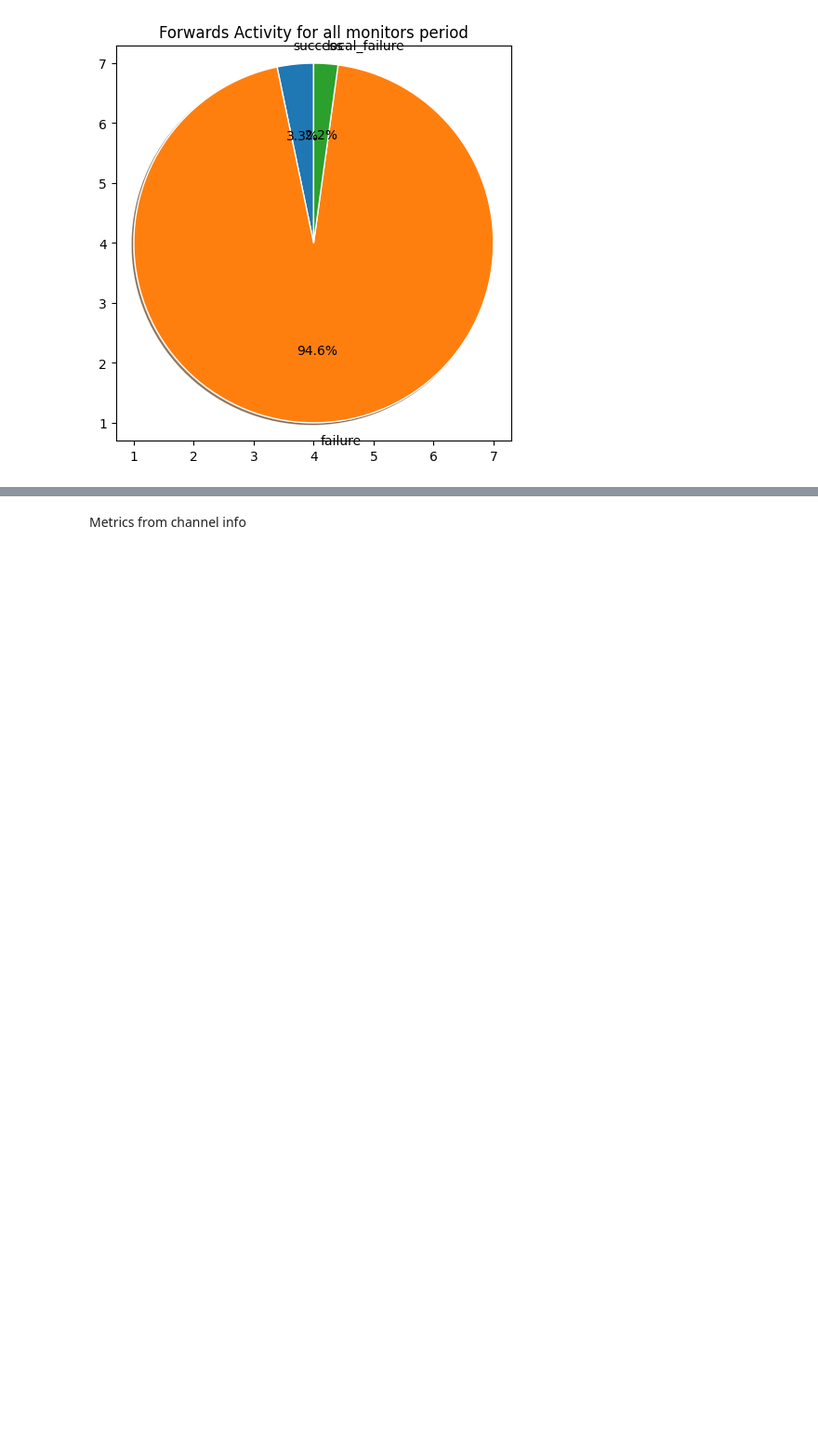
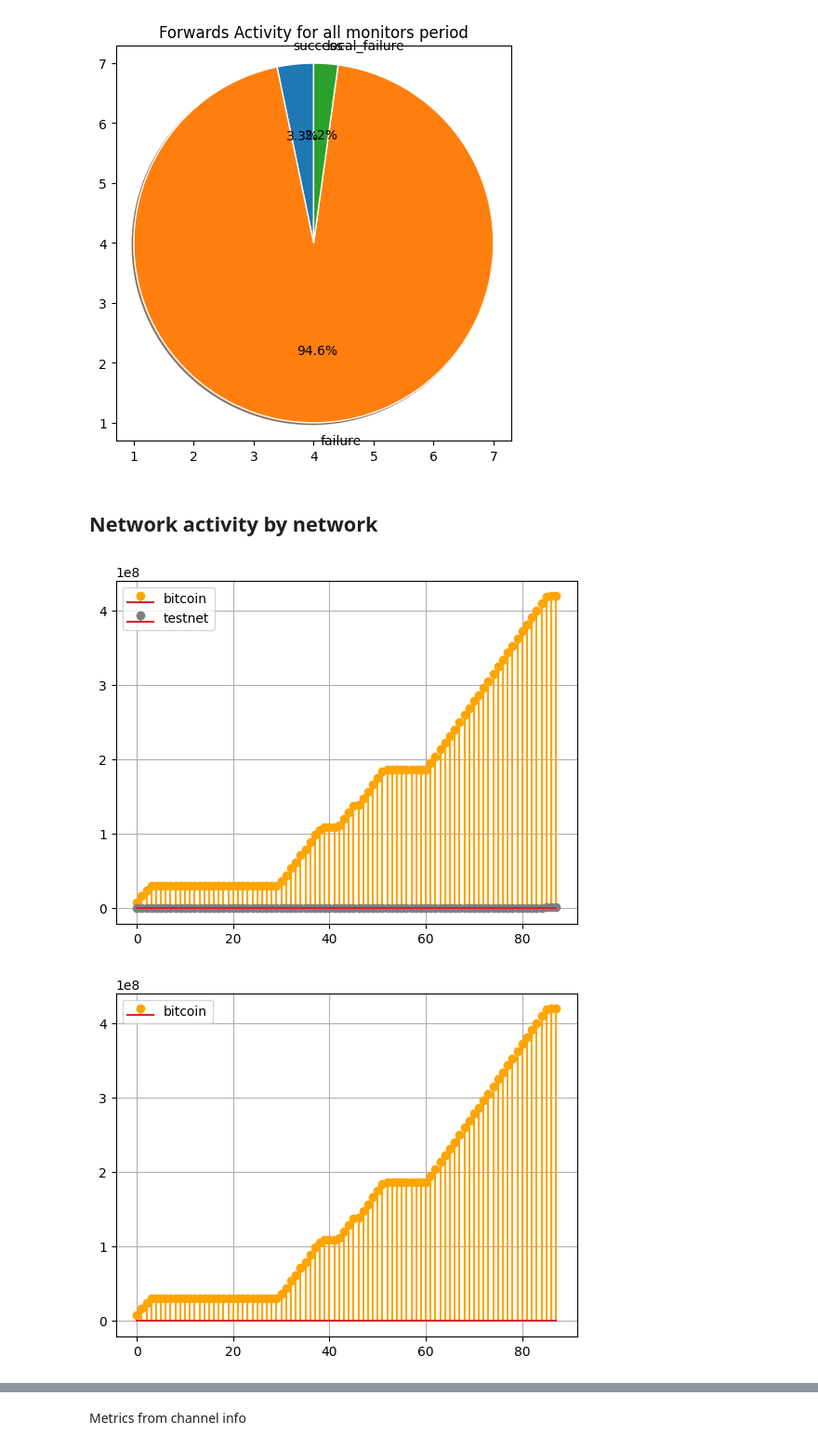
Before and after one commit to LNOpenMetrics/local-reputation-analysis, a Jupyter notebook: LN_Metrics_Chart.ipynb, the cells around one changed output, grey strips where cells are left out. Shown at 93% size. Cells and saved outputs as stored; diff of their text form; code cells hidden in the pictures; blank space fills up the shorter version.

```diff
--- a/LN_Metrics_Chart.ipynb
+++ b/LN_Metrics_Chart.ipynb
@@ -37,3 +46,18 @@ maker.show_forwards_activity_node("bitcoin", "024b9a1fa8e006f1e3937f65f66c408e6d
 maker.show_forwards_activity_node_for_all_period("bitcoin", "024b9a1fa8e006f1e3937f65f66c408e6da8e1ca728ea43222a7381df1cc449605")
 # %% [output]
 [figure]
+# %% [markdown]
+## Network activity by network
+# %%
+bitcoin_forwards_activity = maker.count_forwards_in_period("bitcoin",
+                                                           "024b9a1fa8e006f1e3937f65f66c408e6da8e1ca728ea43222a7381df1cc449605",
+                                                           '1/1/2023', '30/3/2023')
+testnet_forwards_activity = maker.count_forwards_in_period("testnet",
+                                                           "030b686a163aa2bba03cebb8bab7778fac251536498141df0a436d688352d426f6",
+                                                           '1/1/2023', '30/3/2023')
+maker.show_activity_node_by_network({"bitcoin": bitcoin_forwards_activity, "testnet": testnet_forwards_activity})
+maker.show_activity_node_by_network({"bitcoin": bitcoin_forwards_activity})
+maker.show_activity_node_by_network({"testnet": testnet_forwards_activity})
+# %% [output]
+[figure, added]
+[figure, added]
```
Also changed, not shown: parts of 15 cells of this notebook, 1 other file.
